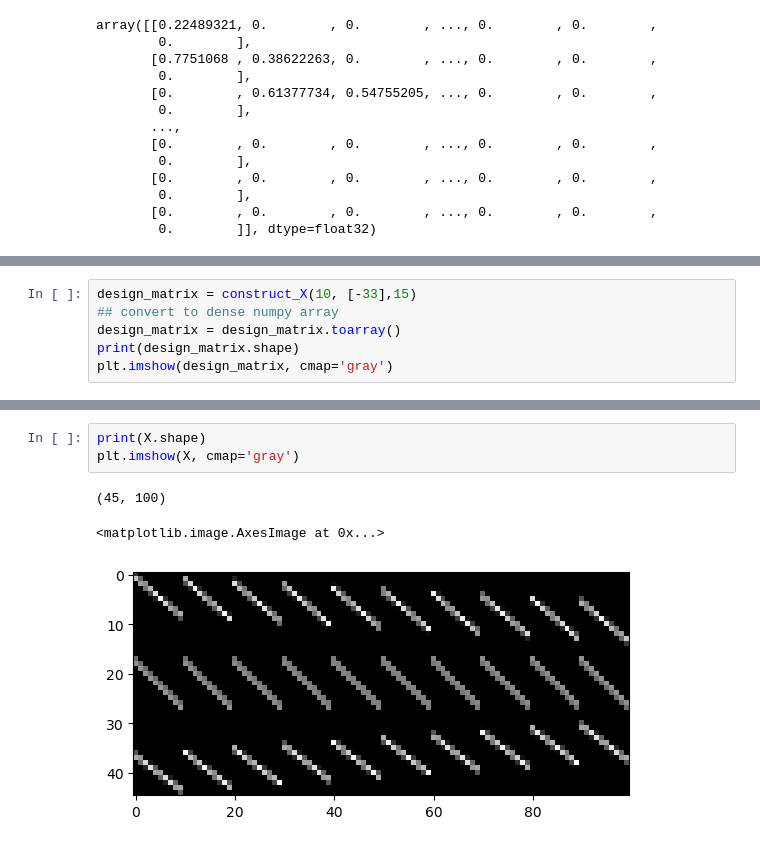
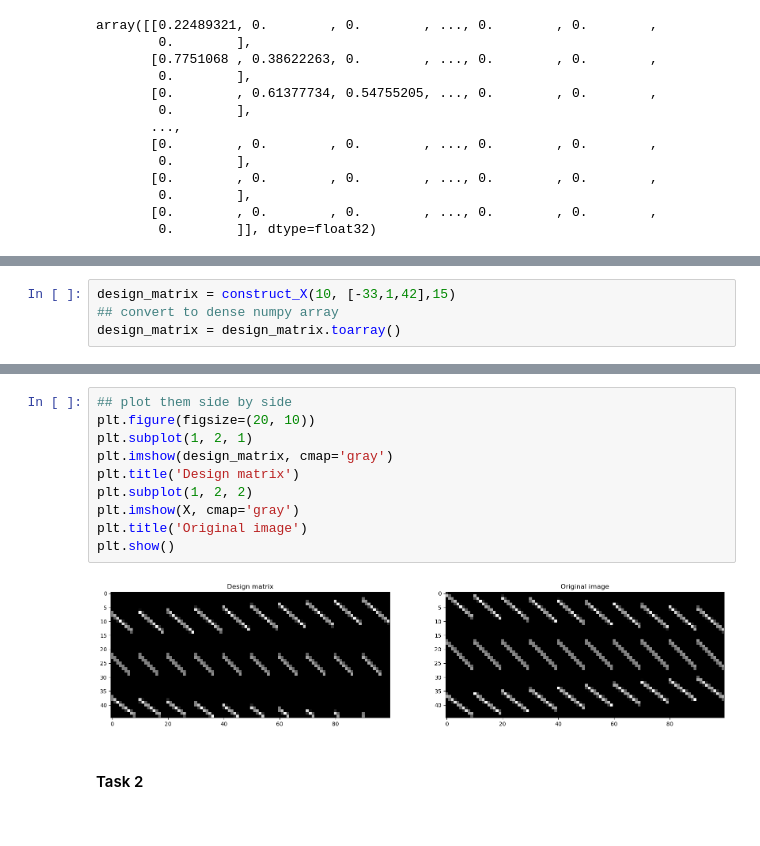
Before and after one commit to PrioteasaAndrei/ML-Essentials, a Jupyter notebook: exercise-04/src/main.ipynb, the cells around one changed output, grey strips where cells are left out. Cells and saved outputs as stored; diff of their text form.

Commit message:
working strcture for task2 and task3

```diff
--- a/exercise-04/src/main.ipynb
+++ b/exercise-04/src/main.ipynb
@@ -93,8 +93,6 @@ def construct_X(M, alphas, Np=None):
 
     return X
 # %%
-design_matrix = construct_X(10, [-33],15)
+design_matrix = construct_X(10, [-33,1,42],15)
 ## convert to dense numpy array
 design_matrix = design_matrix.toarray()
-print(design_matrix.shape)
-plt.imshow(design_matrix, cmap='gray')
@@ -121,7 +99,14 @@ W floor is:  [0.5        0.66132943 0.82265886 0.9839883  0.14531773 0.30664716
-# %%
-print(X.shape)
-plt.imshow(X, cmap='gray')
-# %% [output]
-(45, 100)
-<matplotlib.image.AxesImage at 0x...>
-[figure, removed]
+# %%
+## plot them side by side
+plt.figure(figsize=(20, 10))
+plt.subplot(1, 2, 1)
+plt.imshow(design_matrix, cmap='gray')
+plt.title('Design matrix')
+plt.subplot(1, 2, 2)
+plt.imshow(X, cmap='gray')
+plt.title('Original image')
+plt.show()
+# %% [output]
+[figure, added]
+# %% [markdown]
+#### Task 2
```
Also changed, not shown: parts of 8 cells of this notebook.
